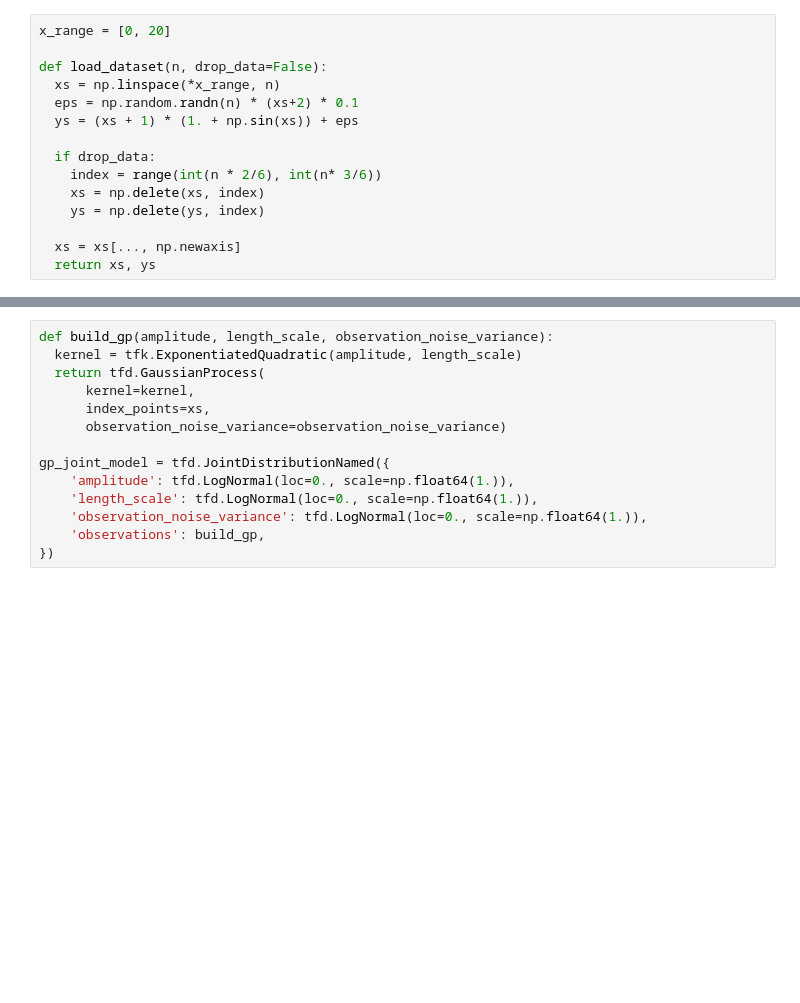
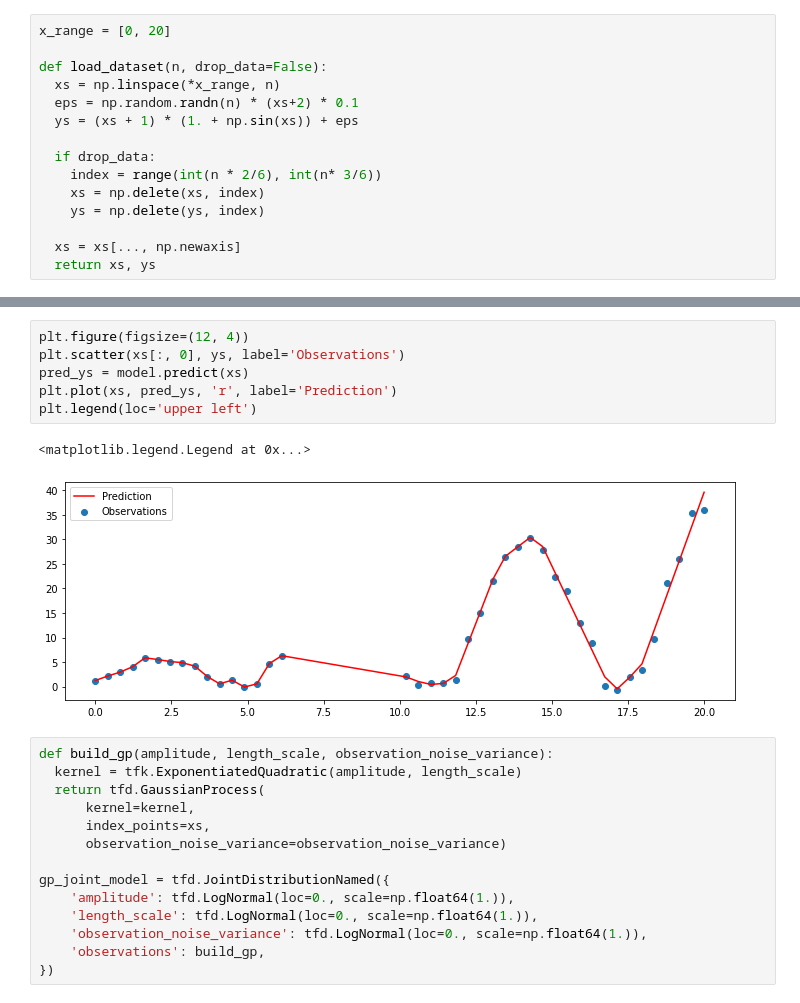
Before and after one commit to enakai00/tfp_examples, a Jupyter notebook: Gaussian_Process_Regression.ipynb, the cells around one changed output, grey strips where cells are left out. Drawn from its saved outputs; the diff is of its cells as text; blank space fills up the shorter version.

```diff
--- a/Gaussian_Process_Regression.ipynb
+++ b/Gaussian_Process_Regression.ipynb
@@ -36,3 +69,12 @@ plt.plot(xs, ys, 'b.')
+# %%
+plt.figure(figsize=(12, 4))
+plt.scatter(xs[:, 0], ys, label='Observations')
+pred_ys = model.predict(xs)
+plt.plot(xs, pred_ys, 'r', label='Prediction')
+plt.legend(loc='upper left')
+# %% [output]
+<matplotlib.legend.Legend at 0x...>
+[figure, added]
 # %%
 def build_gp(amplitude, length_scale, observation_noise_variance):
   kernel = tfk.ExponentiatedQuadratic(amplitude, length_scale)
```
Also changed, not shown: parts of 8 cells of this notebook.
